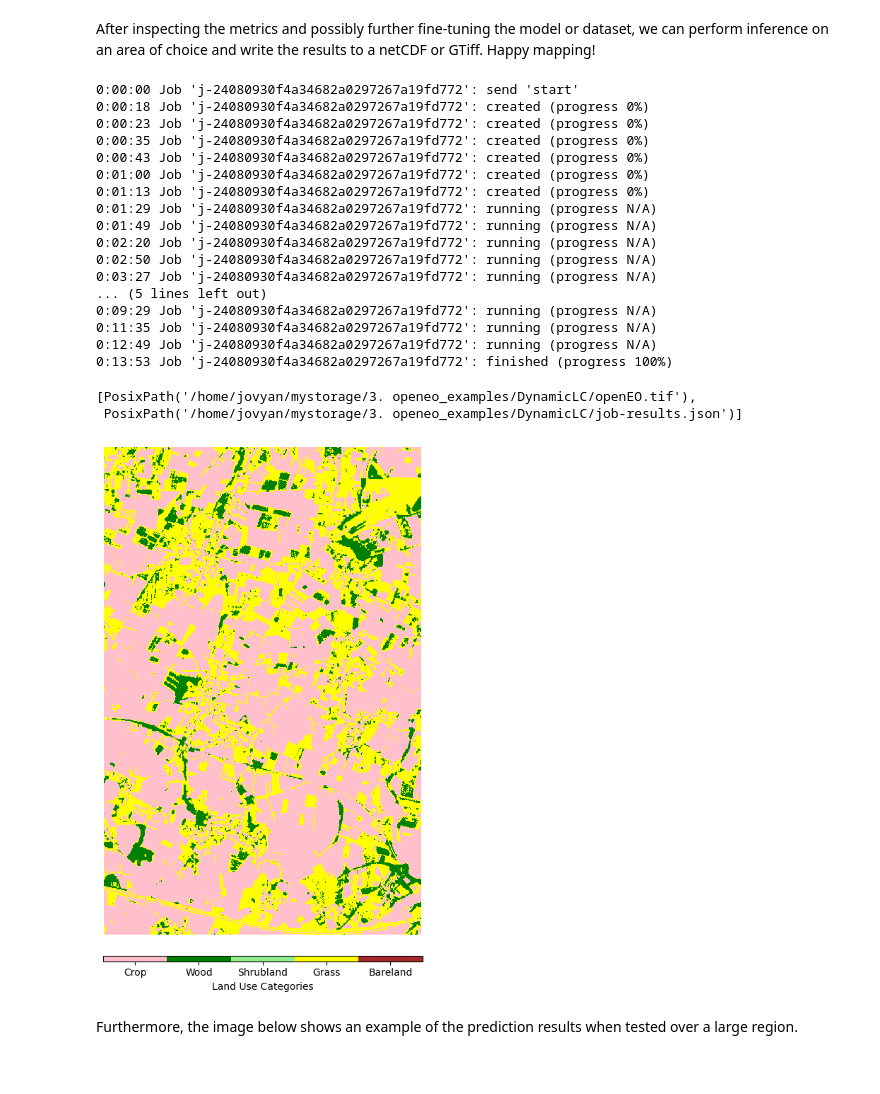
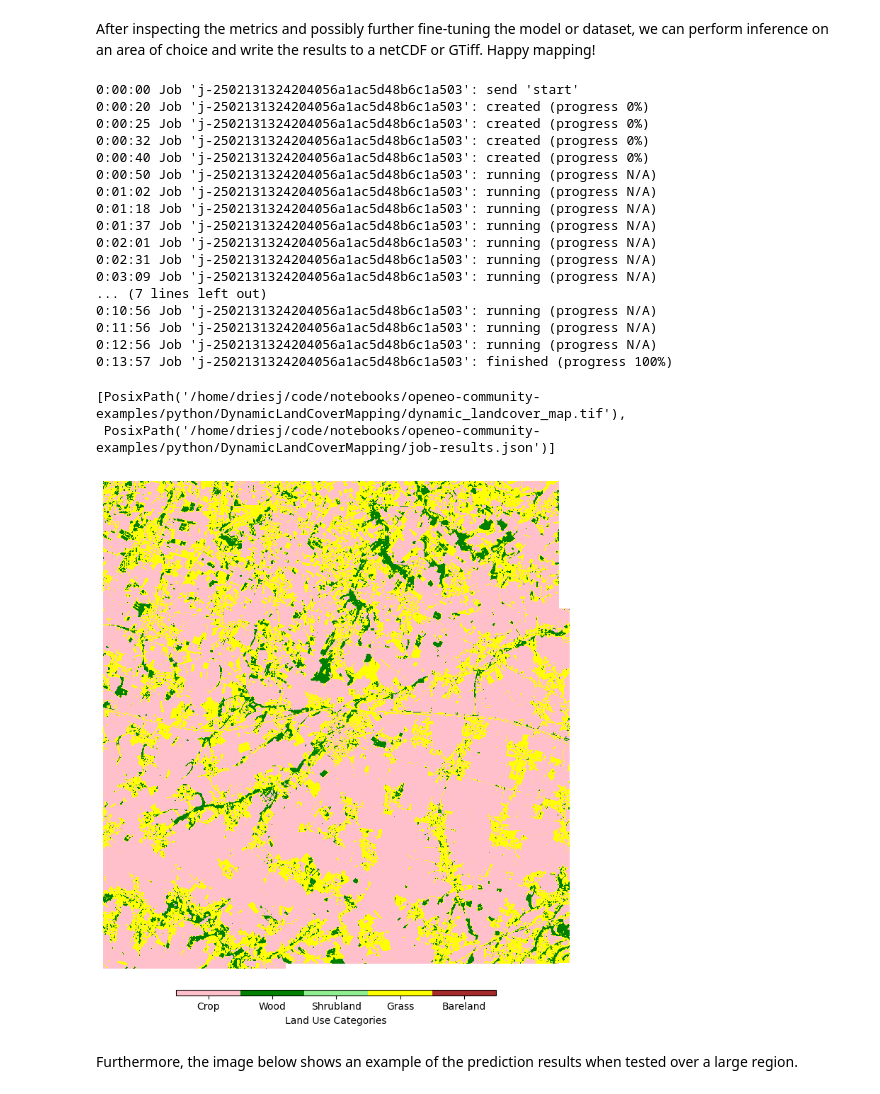
Before and after one commit to Open-EO/openeo-community-examples, a Jupyter notebook: python/DynamicLandCoverMapping/Dynamic land cover mapping.ipynb, the cells around one changed output. Saved outputs shown, nothing was run; the diff lists cells and outputs as text; code cells hidden in the pictures.

```diff
--- a/python/DynamicLandCoverMapping/Dynamic land cover mapping.ipynb
+++ b/python/DynamicLandCoverMapping/Dynamic land cover mapping.ipynb
@@ -462,64 +465,65 @@ features, feature_list = load_lc_features(
     processing_opts=dict(tile_size=256),
 )
 
-cube = features.filter_bbox({"west": 5.1, "east": 5.2, "south": 50.7, "north": 50.8})
+cube = features.filter_bbox({"west": 5.1, "east": 5.4, "south": 50.6, "north": 50.8})
 predicted = cube.predict_random_forest(
     model=model, dimension="bands"
 ).linear_scale_range(0, 255, 0, 255)
-inf_job = predicted.execute_batch(out_format="GTiff")
+inf_job = predicted.execute_batch(out_format="GTiff",title="Generate landcover map", filename_prefix="dynamic_landcover_map")
 inf_job.get_results().download_files()
 # %% [output]
-0:00:00 Job 'j-24080930f4a34682a0297267a19fd772': send 'start'
-0:00:18 Job 'j-24080930f4a34682a0297267a19fd772': created (progress 0%)
-0:00:23 Job 'j-24080930f4a34682a0297267a19fd772': created (progress 0%)
-0:00:35 Job 'j-24080930f4a34682a0297267a19fd772': created (progress 0%)
-0:00:43 Job 'j-24080930f4a34682a0297267a19fd772': created (progress 0%)
-0:01:00 Job 'j-24080930f4a34682a0297267a19fd772': created (progress 0%)
-0:01:13 Job 'j-24080930f4a34682a0297267a19fd772': created (progress 0%)
-0:01:29 Job 'j-24080930f4a34682a0297267a19fd772': running (progress N/A)
-0:01:49 Job 'j-24080930f4a34682a0297267a19fd772': running (progress N/A)
-0:02:20 Job 'j-24080930f4a34682a0297267a19fd772': running (progress N/A)
-0:02:50 Job 'j-24080930f4a34682a0297267a19fd772': running (progress N/A)
-0:03:27 Job 'j-24080930f4a34682a0297267a19fd772': running (progress N/A)
-... (5 lines left out)
-0:09:29 Job 'j-24080930f4a34682a0297267a19fd772': running (progress N/A)
-0:11:35 Job 'j-24080930f4a34682a0297267a19fd772': running (progress N/A)
-0:12:49 Job 'j-24080930f4a34682a0297267a19fd772': running (progress N/A)
-0:13:53 Job 'j-24080930f4a34682a0297267a19fd772': finished (progress 100%)
+0:00:00 Job 'j-2502131324204056a1ac5d48b6c1a503': send 'start'
+0:00:20 Job 'j-2502131324204056a1ac5d48b6c1a503': created (progress 0%)
+0:00:25 Job 'j-2502131324204056a1ac5d48b6c1a503': created (progress 0%)
+0:00:32 Job 'j-2502131324204056a1ac5d48b6c1a503': created (progress 0%)
+0:00:40 Job 'j-2502131324204056a1ac5d48b6c1a503': created (progress 0%)
+0:00:50 Job 'j-2502131324204056a1ac5d48b6c1a503': running (progress N/A)
+0:01:02 Job 'j-2502131324204056a1ac5d48b6c1a503': running (progress N/A)
+0:01:18 Job 'j-2502131324204056a1ac5d48b6c1a503': running (progress N/A)
+0:01:37 Job 'j-2502131324204056a1ac5d48b6c1a503': running (progress N/A)
+0:02:01 Job 'j-2502131324204056a1ac5d48b6c1a503': running (progress N/A)
+0:02:31 Job 'j-2502131324204056a1ac5d48b6c1a503': running (progress N/A)
+0:03:09 Job 'j-2502131324204056a1ac5d48b6c1a503': running (progress N/A)
+... (7 lines left out)
+0:10:56 Job 'j-2502131324204056a1ac5d48b6c1a503': running (progress N/A)
+0:11:56 Job 'j-2502131324204056a1ac5d48b6c1a503': running (progress N/A)
+0:12:56 Job 'j-2502131324204056a1ac5d48b6c1a503': running (progress N/A)
+0:13:57 Job 'j-2502131324204056a1ac5d48b6c1a503': finished (progress 100%)
-[PosixPath('/home/jovyan/mystorage/3. openeo_examples/DynamicLC/openEO.tif'),
- PosixPath('/home/jovyan/mystorage/3. openeo_examples/DynamicLC/job-results.json')]
+[PosixPath('/home/driesj/code/notebooks/openeo-community-examples/python/DynamicLandCoverMapping/dynamic_landcover_map.tif'),
+ PosixPath('/home/driesj/code/notebooks/openeo-community-examples/python/DynamicLandCoverMapping/job-results.json')]
 # %%
-src = rasterio.open("openEO.tif")
+src = rasterio.open("dynamic_landcover_map.tif")
 
 categories = {"Crop": 1, "Wood": 2, "Shrubland": 3, "Grass": 4, "Bareland": 5}
 
 # Define colors for each category
 colors = ["pink", "green", "lightgreen", "yellow", "brown"]
 
 # Create a colormap based on the defined colors
 cmap = ListedColormap(colors, name="custom_cmap", N=len(colors))
 
+d = src.read(1,masked=True)
 
 plt.figure(figsize=(8, 8))
 plt.imshow(
-    src.read()[0], cmap=cmap, interpolation="nearest", vmin=1, vmax=len(colors) + 1
+    d, cmap=cmap, interpolation="nearest", vmin=1, vmax=len(colors) + 1
 )
 plt.axis("off")
 
 # Add colorbar to show the correspondence between values and colors
 cbar = plt.colorbar(
     ticks=np.arange(1.5, len(categories) + 1),
     aspect=55,
     orientation="horizontal",
     fraction=0.0113,
     pad=0.04,
 )
 cbar.ax.set_xticklabels(list(categories.keys()))
 cbar.set_label("Land Use Categories")
 
 plt.tight_layout()
 # %% [output]
-[figure, old version]
+[figure, new version]
 # %% [markdown]
 Furthermore, the image below shows an example of the prediction results when tested over a large region.
 # %% [markdown]
```
Also changed, not shown: parts of 11 cells of this notebook.
